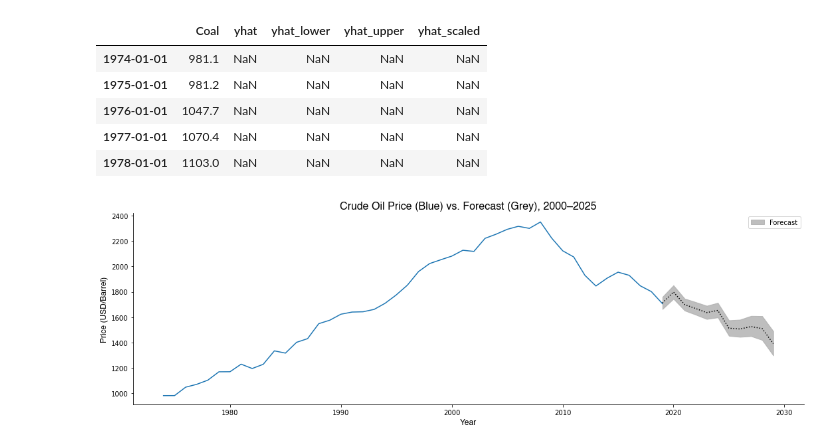
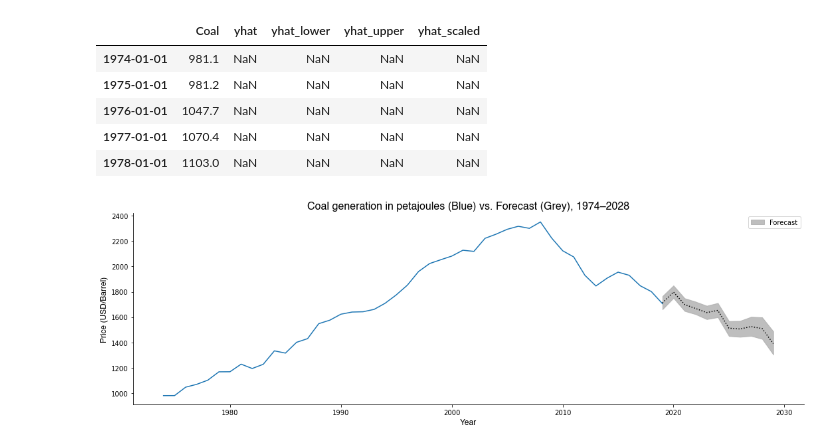
Before and after one commit to mnperic/final-project, a Jupyter notebook: Jupyter Notebooks/machine_learning_coal.ipynb, the cells around one changed output. Saved outputs shown, nothing was run; the diff lists cells and outputs as text; code cells hidden in the pictures.

```diff
--- a/Jupyter Notebooks/machine_learning_coal.ipynb
+++ b/Jupyter Notebooks/machine_learning_coal.ipynb
@@ -206,33 +217,33 @@ vis_df.head()
 
 # Plot
 fig, ax1 = plt.subplots()
 ax1.plot(vis_df.Coal)
 ax1.plot(vis_df.yhat_scaled, color='black', linestyle=':')
 
 # Fill
 ax1.fill_between(vis_df.index, np.exp(vis_df['yhat_upper']), np.exp(vis_df['yhat_lower']), alpha=0.75,
                  color='darkgray', label = 'Forecast')
 
 # Font families
 font_1 = {'family':'helvetica','color':'black','size':16}
 font_2 = {'family':'helvetica','color':'black','size':12}
 
 # Labels
 ax1.set_title('Coal generation in petajoules (Blue) vs. Forecast (Grey), 1974–2028', fontdict = font_1)
 ax1.set_ylabel('Price (USD/Barrel)', fontdict = font_2)
 ax1.set_xlabel('Year', fontdict = font_2)
 
 # Legend
 plt.legend(title='', loc='upper right', ncol=1)
 
 # Aesthetics
 plt.gca().spines['top'].set_visible(False)
 plt.gca().spines['right'].set_visible(False)
 plt.tight_layout()
 
 # Show/save
-#plt.savefig("/Users/minoperic/Data Analytics/Data Investigations/final-project/Images/Crude Oil/crude_oil_price_forecast.png",
-           #transparent=False, dpi=300)
+plt.savefig("/Users/minoperic/Data Analytics/Data Investigations/final-project/Images/coal_generation_forecast.png",
+           transparent=False, dpi=300)
 plt.show()
 # %% [output]
-[figure, old version]
+[figure, new version]
```
Also changed, not shown: parts of 8 cells of this notebook, 3 other files.
